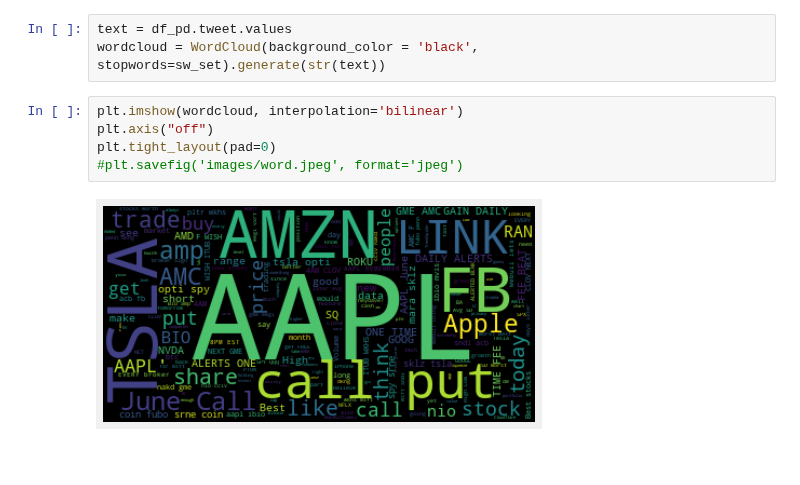
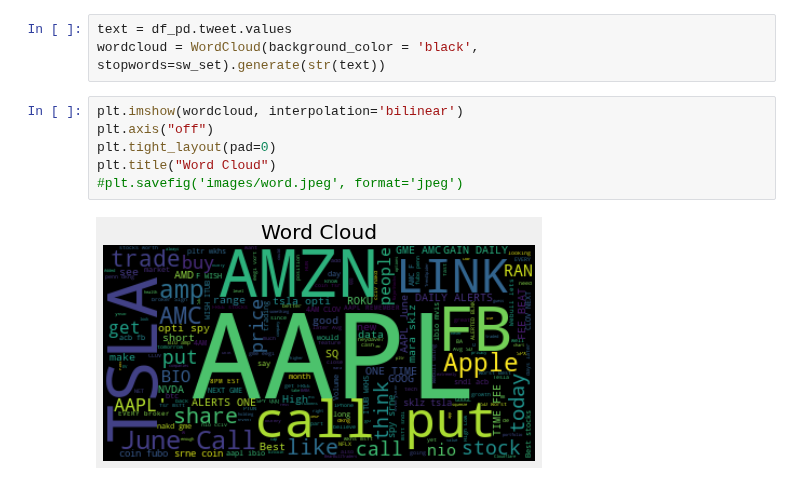
Before and after one commit to ghcn345/Stock-Market-Prediction, a Jupyter notebook: stock_market_NLP.ipynb, the cells around one changed output. Saved outputs shown, nothing was run; the diff lists cells and outputs as text; blank space fills up the shorter version.

Commit message:
wc title

```diff
--- a/stock_market_NLP.ipynb
+++ b/stock_market_NLP.ipynb
@@ -314,7 +314,8 @@ wordcloud = WordCloud(background_color = 'black', stopwords=sw_set).generate(str
 # %%
 plt.imshow(wordcloud, interpolation='bilinear')
 plt.axis("off")
 plt.tight_layout(pad=0)
+plt.title("Word Cloud")
 #plt.savefig('images/word.jpeg', format='jpeg')
 # %% [output]
-[figure, old version]
+[figure, new version]
```
Also changed, not shown: 1 other file.
